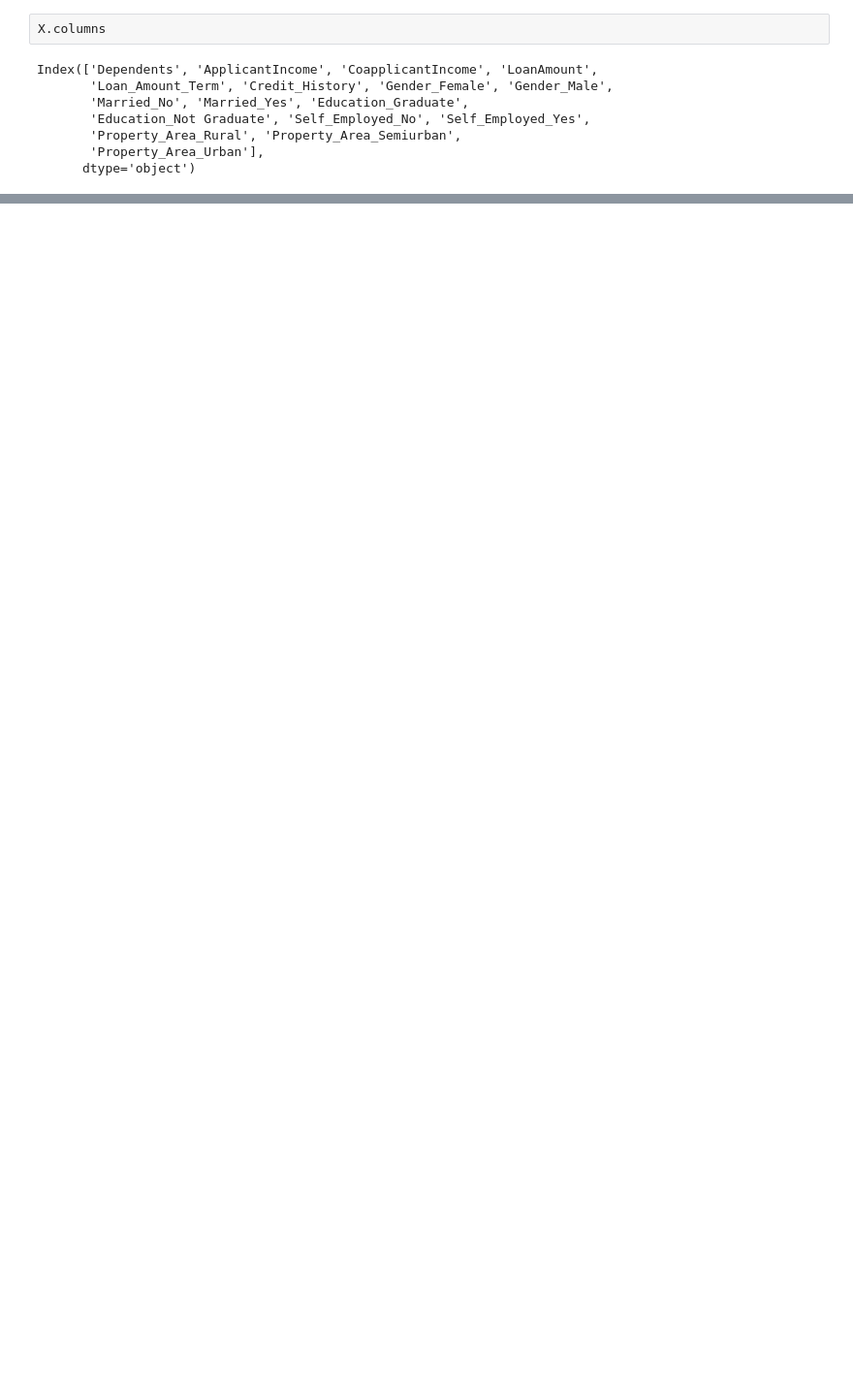
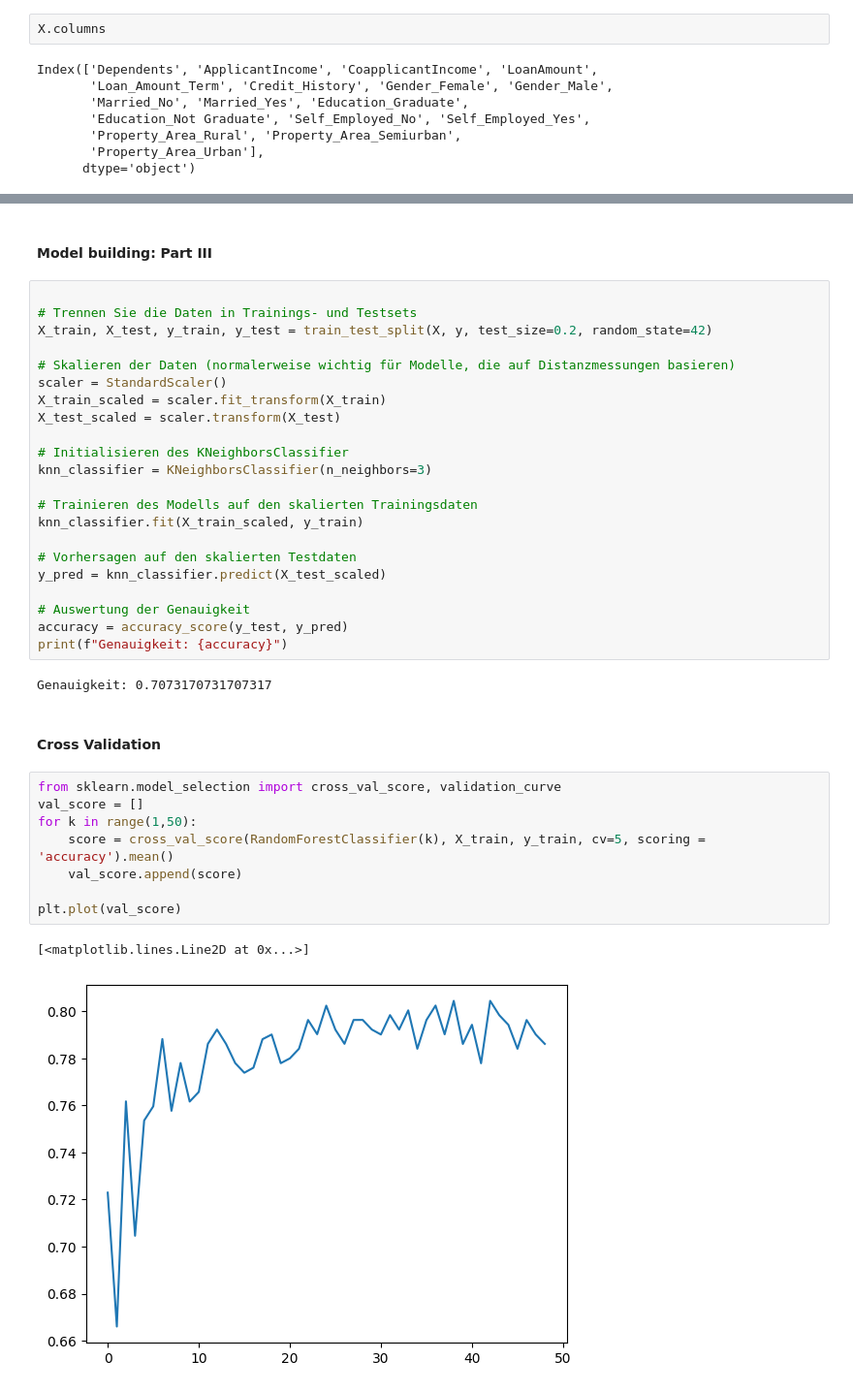
Before and after one commit to Tobiemma/ml_loan_classification, a Jupyter notebook: jupyter/loan_eda.ipynb, the cells around one changed output, grey strips where cells are left out. Shown at 97% size. Saved outputs shown, nothing was run; the diff lists cells and outputs as text; blank space fills up the shorter version.

Commit message:
more model building
model building  and cross Validation

```diff
--- a/jupyter/loan_eda.ipynb
+++ b/jupyter/loan_eda.ipynb
@@ -355,0 +377,39 @@ array([0], dtype=int64)
+# %% [markdown]
+#### Model building: Part III
+# %%
+
+# Trennen Sie die Daten in Trainings- und Testsets
+X_train, X_test, y_train, y_test = train_test_split(X, y, test_size=0.2, random_state=42)
+
+# Skalieren der Daten (normalerweise wichtig für Modelle, die auf Distanzmessungen basieren)
+scaler = StandardScaler()
+X_train_scaled = scaler.fit_transform(X_train)
+X_test_scaled = scaler.transform(X_test)
+
+# Initialisieren des KNeighborsClassifier
+knn_classifier = KNeighborsClassifier(n_neighbors=3)
+
+# Trainieren des Modells auf den skalierten Trainingsdaten
+knn_classifier.fit(X_train_scaled, y_train)
+
+# Vorhersagen auf den skalierten Testdaten
+y_pred = knn_classifier.predict(X_test_scaled)
+
+# Auswertung der Genauigkeit
+accuracy = accuracy_score(y_test, y_pred)
+print(f"Genauigkeit: {accuracy}")
+# %% [output]
+Genauigkeit: 0.7073170731707317
+# %% [markdown]
+#### Cross Validation
+# %%
+from sklearn.model_selection import cross_val_score, validation_curve
+val_score = []
+for k in range(1,50):
+    score = cross_val_score(RandomForestClassifier(k), X_train, y_train, cv=5, scoring = 'accuracy').mean()
+    val_score.append(score)
+
+plt.plot(val_score)
+# %% [output]
+[<matplotlib.lines.Line2D at 0x...>]
+[figure, added]
```
Also changed, not shown: parts of 27 cells of this notebook.
